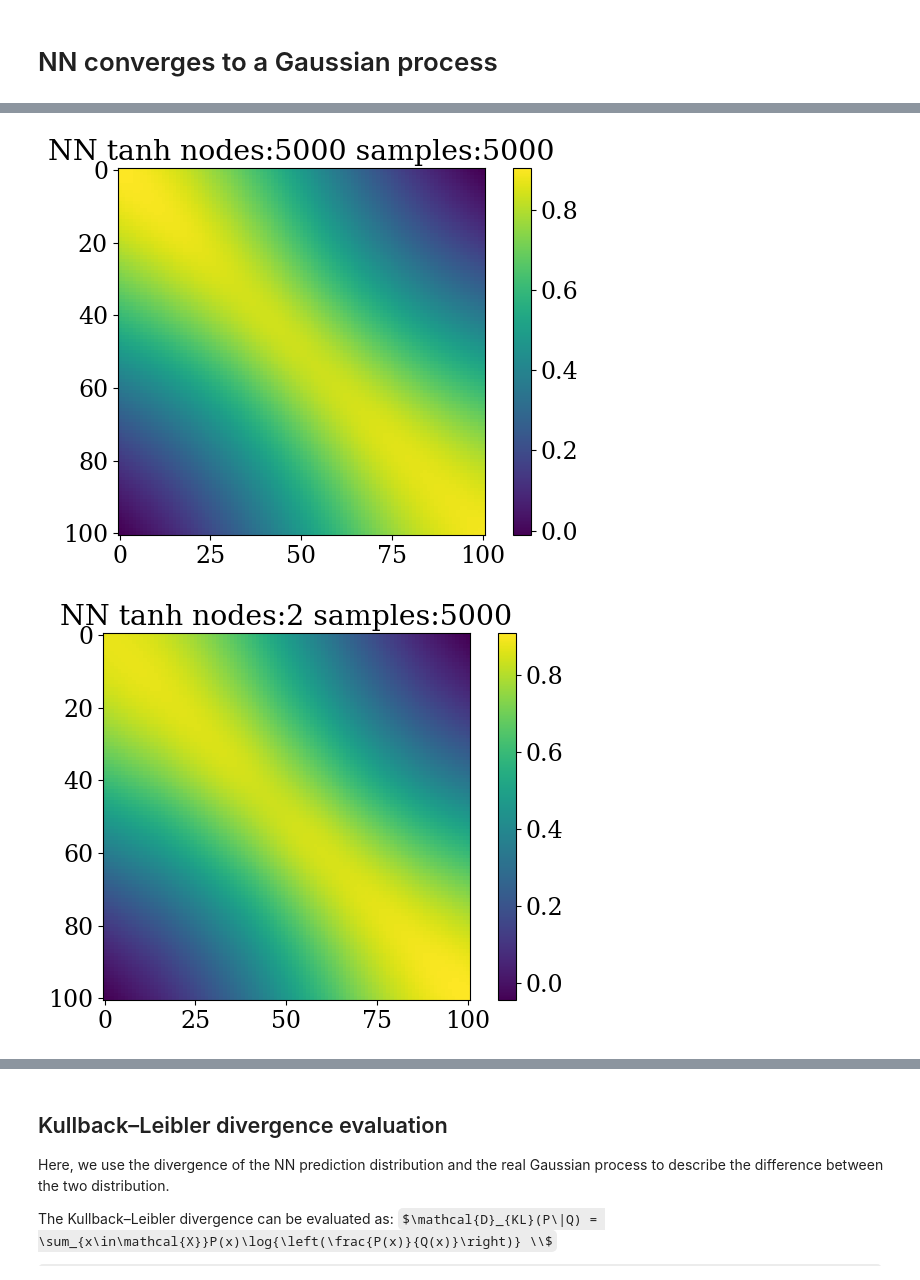
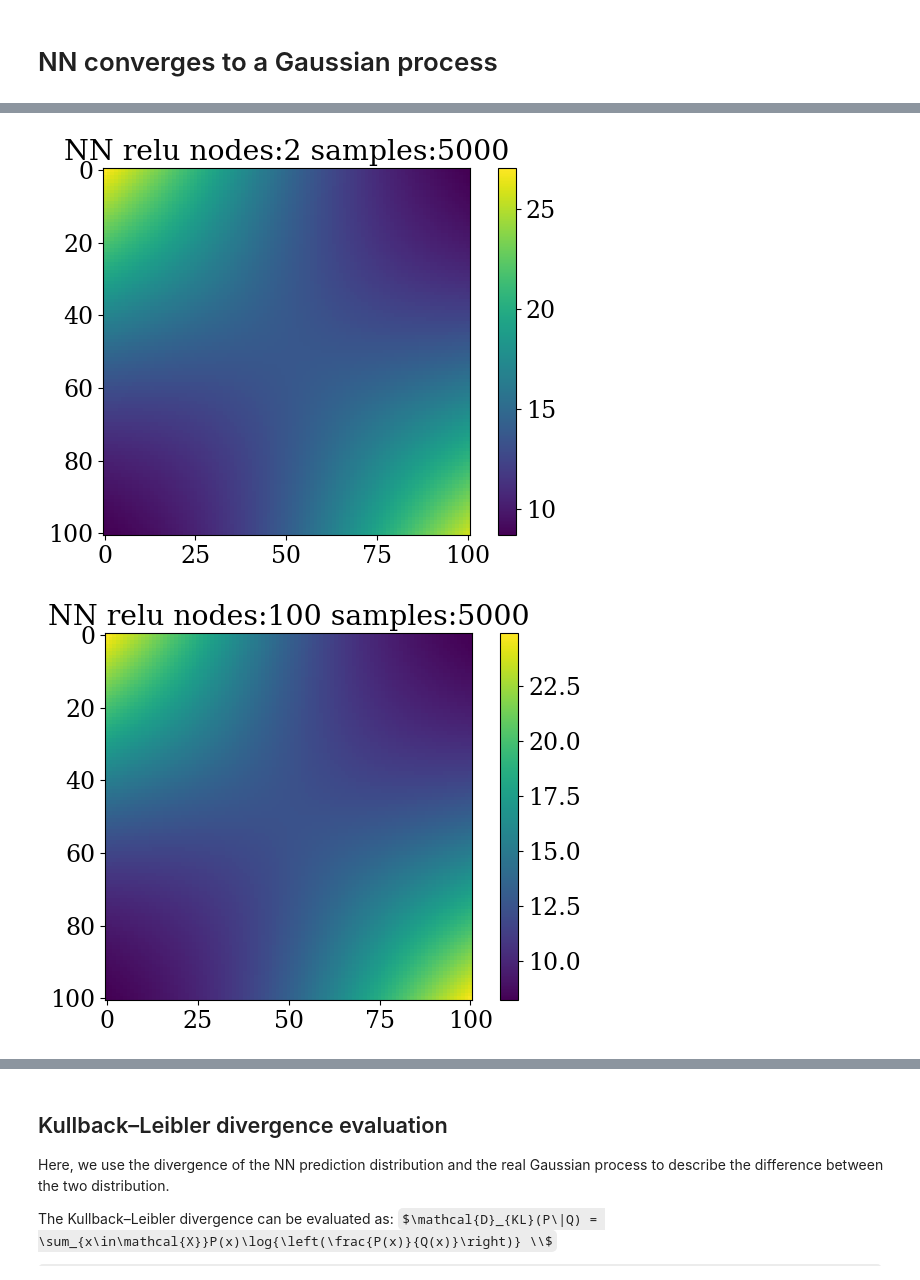
Before and after one commit to guanshaoheng/gaussian_nn_tugraz, a Jupyter notebook: link_NN_Gaussian/NN_is_GP.ipynb, the cells around one changed output, grey strips where cells are left out. Cells and saved outputs as stored; diff of their text form; code cells hidden in the pictures; some formulas as TeX source.

```diff
--- a/link_NN_Gaussian/NN_is_GP.ipynb
+++ b/link_NN_Gaussian/NN_is_GP.ipynb
@@ -328,0 +343,28 @@ $ = $
+# %%
+sigma2_w_0 = 5.0**2
+sigma2_w_1 = 1.0**2
+sigma2_b_0 = 5.0**2
+sigma2_b_1 = 0.1**2
+d_in = 1
+eye_nx = np.eye(nx)
+eye_d = np.eye(d_in)*sigma2_w_0
+k_0 = np.einsum('id, dd, jd', x, eye_d, x ) + sigma2_b_0
+# k_0 = np.einsum('id, dd, jd', x, eye_d, x ) + sigma2_b_0
+
+term1 = sigma2_w_1/2./np.pi
+k_1 = np.zeros(shape=[nx, nx])
+for i in range(nx):
+    for j in range(nx):
+        temp = np.sqrt(k_0[i, i] * k_0[j ,j])
+        theta = np.arccos(k_0[i, j]/temp)
+        k_1[i, j] = term1*temp * (np.sin(theta) + (np.pi - theta) * np.cos(theta)) + sigma2_b_1
+# k_1 = k_1 + eye_nx*sigma2_b_1
+
+plt.imshow(k_1)
+plt.colorbar()
+plt.title('NN %s nodes:inf. analytical' % ('relu'))
+plt.tight_layout()
+fig = plt.gcf()
+fig.savefig(fname = './figs/NN_relu_inf_analyt._kernel.jpg', dpi=200)
+plt.show()
+plt.close()
@@ -329,25 +373,26 @@ $ = $
 # %%
 def plot_nn_kernel(
         activation, hidden_node,
     num_samples = 5000):
     y_nn = rand_gen_NN(hidden=hidden_node, num_samples=num_samples, activation=activation)
 
     k_nn = np.einsum('mi, mj->ij', y_nn, y_nn)/num_samples
 
     plt.imshow(k_nn)
     plt.colorbar()
     plt.title('NN %s nodes:%d samples:%d' % (activation, hidden_node, num_samples))
     plt.tight_layout()
     fig = plt.gcf()
     fig.savefig(fname = './figs/NN_%s_nodes%d_kernel.jpg' % (activation, hidden_node), dpi=200)
     plt.show()
     plt.close()
     return k_nn
 # for i in ['linear', 'sigmoid', 'tanh', 'relu', 'sin', 'bessel']:
-for i in ['tanh',]:
-    for j in [2, 10, 100, 5000]:
-        for k in [5000]:
-            k_nn = plot_nn_kernel(activation=i, hidden_node=j, num_samples=k)
+for activation in ['relu',]:
+    for node in [2, 100, 5000]:  # [2, 10, 100, 5000]
+        for num_samples in [5000]:
+            k_nn = plot_nn_kernel(
+                activation=activation, hidden_node=node, num_samples=num_samples)
 # %% [output]
-[figure, old version]
+[figure, new version]
-[figure, old version]
+[figure, new version]
```
Also changed, not shown: parts of 14 cells of this notebook.
